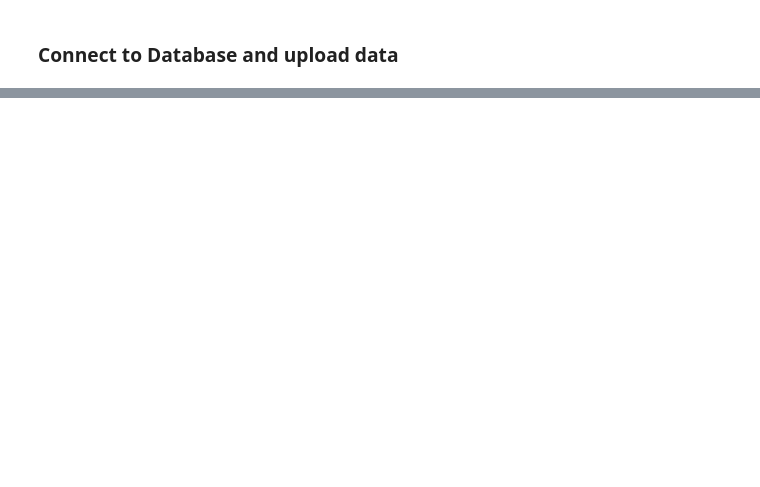
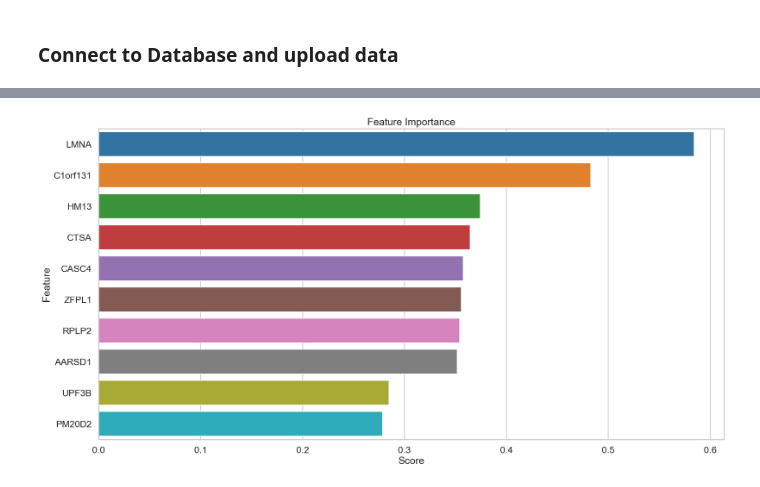
Before and after one commit to AnEvilBurrito/ode-biomarker-project, a Jupyter notebook: project-canisr/AN01_read_all_drugs.ipynb, the cells around one changed output, grey strips where cells are left out. Drawn from its saved outputs; the diff is of its cells as text; code cells hidden in the pictures; blank space fills up the shorter version.

```diff
--- a/project-canisr/AN01_read_all_drugs.ipynb
+++ b/project-canisr/AN01_read_all_drugs.ipynb
@@ -392,0 +333,16 @@ plt.show()
+# %%
+streamline2_kwargs = {
+    'drugs': ['Alisertib', 'Palbociclib'], # FIXME: Change this to available_drugs on nml
+    'models_used': ['LinearRegression', 'ElasticNet'], # FIXME: Change this to all_models on nml
+    'data_link': data_link,
+    'drug_database': 'gdsc-2',
+    'feature_database_string': 'ccle_protein_expression-true-Cell_Line',
+    'target_name': 'LN_IC50',
+    'pipeline': pipeline_func,
+    'pipeline_args': {'model_used': 'RandomForestRegressor'},
+    'evaluation_func': shap_eval_func,
+    'evaluation_args': {},
+    'experiment_id': 'drug_response_models',
+    'random_seeds': [i for i in range(2)], # FIXME: Change this to 10 on nml
+    'n_cores': 2,
+}
@@ -392,0 +406,2 @@ plt.show()
+# %%
+df = run_all_drugs_2(**streamline2_kwargs)
@@ -392,0 +414,3 @@ plt.show()
+# %%
+# change the column names to be more readable
+df = df.rename(columns={'condition': 'drugname'})
@@ -392,0 +429,25 @@ plt.show()
+# %%
+# extract 'importance_features' and 'feature_scores' columns from the dataframe and plot them as bar chart
+
+feature_importance = df['important_features'][0]
+feature_scores = df['feature_scores'][0]
+
+feature_importance_df = pd.DataFrame({'Feature': feature_importance, 'Score': feature_scores})
+# set the value to be the absolute value of the score column
+
+feature_importance_df['Score'] = abs(feature_importance_df['Score'])
+# sort the dataframe by the score column in descending order
+feature_importance_df = feature_importance_df.sort_values(by='Score', ascending=False)
+
+import matplotlib.pyplot as plt
+import seaborn as sns
+
+sns.set_context('talk')
+sns.set_style('whitegrid')
+
+plt.figure(figsize=(20, 10))
+sns.barplot(x='Score', y='Feature', data=feature_importance_df[:10])
+plt.title('Feature Importance')
+plt.show()
+# %% [output]
+[figure, added]
```
Also changed, not shown: parts of 22 cells of this notebook, 2 other files.
